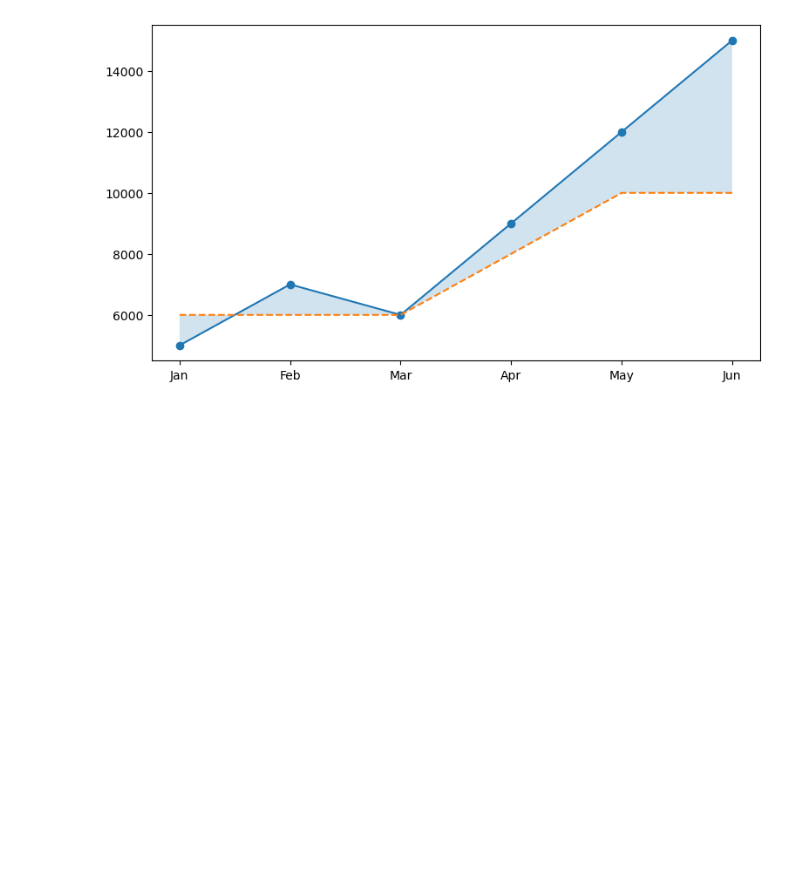
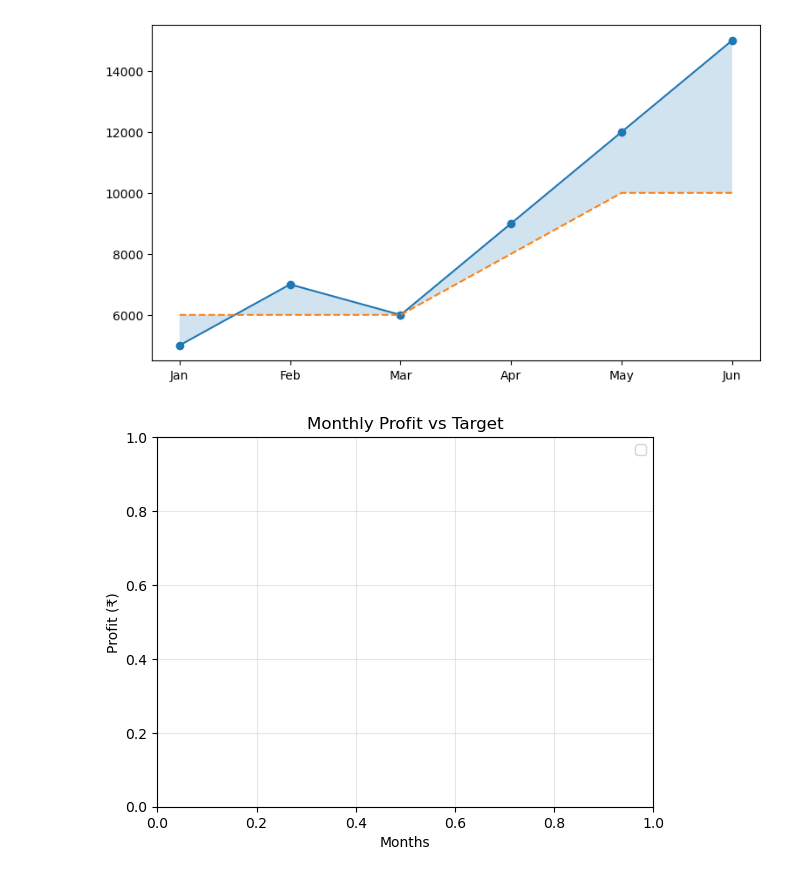
Before and after one commit to mdsohailalam0805-collab/Matplotlib-journey, a Jupyter notebook: practice/Monthly_Profit_Trend.ipynb, the cells around one changed output. Saved outputs shown, nothing was run; the diff lists cells and outputs as text; code cells hidden in the pictures; blank space fills up the shorter version.

```diff
--- a/practice/Monthly_Profit_Trend.ipynb
+++ b/practice/Monthly_Profit_Trend.ipynb
@@ -22,3 +22,13 @@ plt.fill_between(
 # %% [output]
 <matplotlib.collections.FillBetweenPolyCollection at 0x...>
 [figure]
+# %%
+plt.title("Monthly Profit vs Target")
+plt.xlabel("Months")
+plt.ylabel("Profit (₹)")
+plt.legend()
+plt.grid(True, alpha=0.3)
+
+plt.show()
+# %% [output]
+[figure, added]
```
